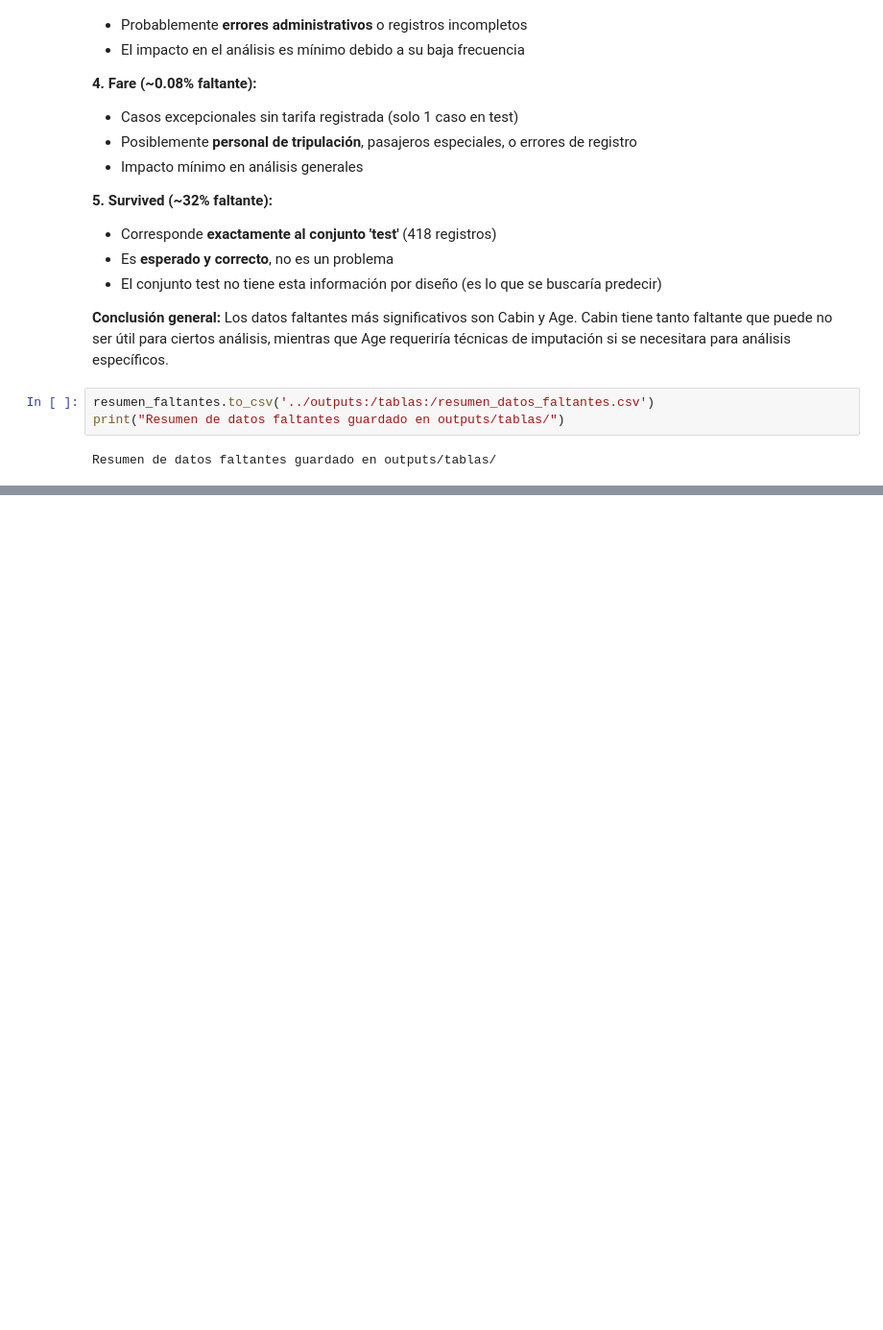
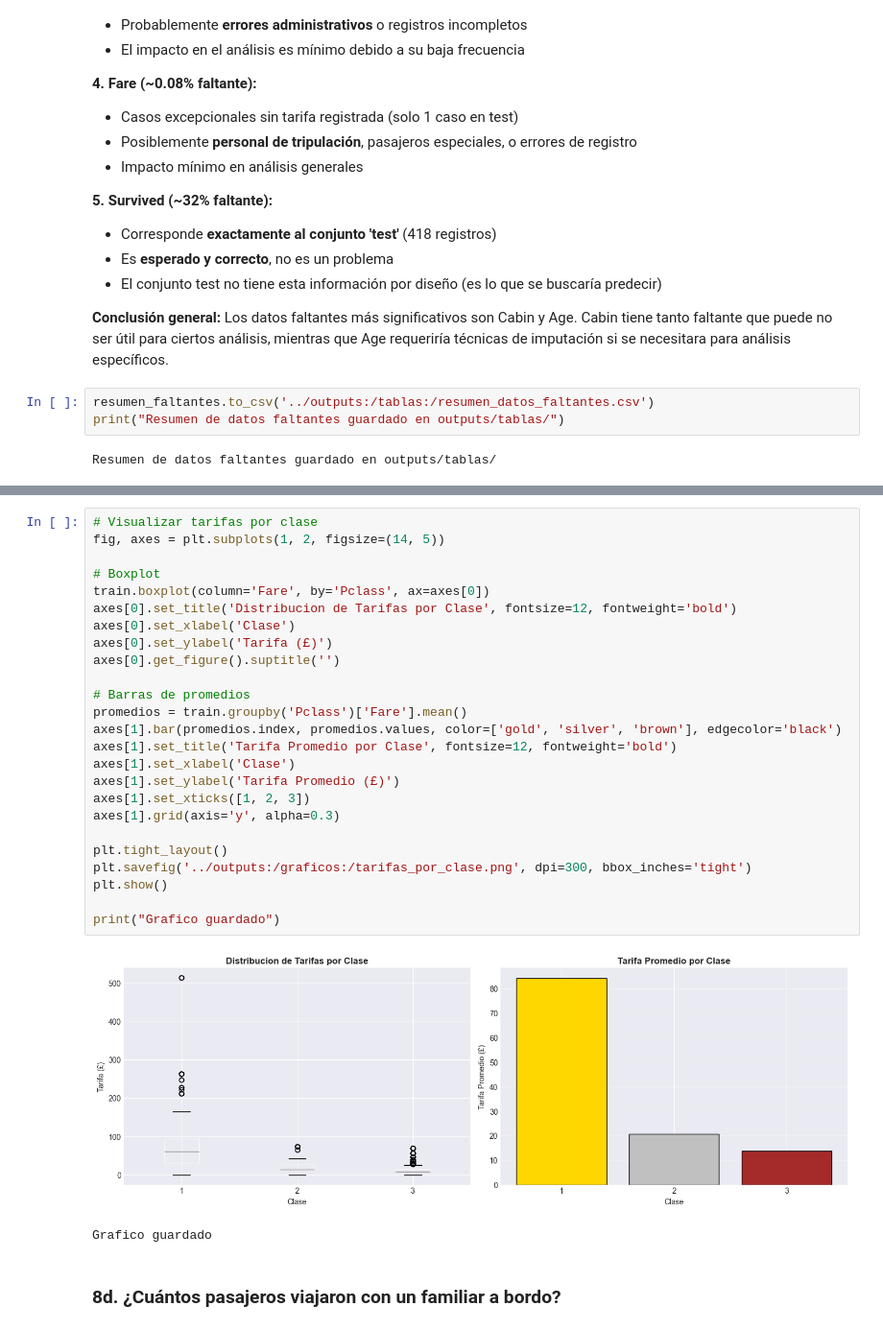
Before and after one commit to Danfezinho/taller-pandas-titanic-individual, a Jupyter notebook: notebooks:/analisis_titanic.ipynb, the cells around one changed output, grey strips where cells are left out. Shown: that part at 96% size. Cells and saved outputs as stored; diff of their text form; blank space fills up the shorter version.

```diff
--- a/notebooks:/analisis_titanic.ipynb
+++ b/notebooks:/analisis_titanic.ipynb
@@ -452,0 +556,30 @@ Resumen de datos faltantes guardado en outputs/tablas/
+# %%
+# Visualizar tarifas por clase
+fig, axes = plt.subplots(1, 2, figsize=(14, 5))
+
+# Boxplot
+train.boxplot(column='Fare', by='Pclass', ax=axes[0])
+axes[0].set_title('Distribucion de Tarifas por Clase', fontsize=12, fontweight='bold')
+axes[0].set_xlabel('Clase')
+axes[0].set_ylabel('Tarifa (£)')
+axes[0].get_figure().suptitle('')
+
+# Barras de promedios
+promedios = train.groupby('Pclass')['Fare'].mean()
+axes[1].bar(promedios.index, promedios.values, color=['gold', 'silver', 'brown'], edgecolor='black')
+axes[1].set_title('Tarifa Promedio por Clase', fontsize=12, fontweight='bold')
+axes[1].set_xlabel('Clase')
+axes[1].set_ylabel('Tarifa Promedio (£)')
+axes[1].set_xticks([1, 2, 3])
+axes[1].grid(axis='y', alpha=0.3)
+
+plt.tight_layout()
+plt.savefig('../outputs:/graficos:/tarifas_por_clase.png', dpi=300, bbox_inches='tight')
+plt.show()
+
+print("Grafico guardado")
+# %% [output]
+[figure, added]
+Grafico guardado
+# %% [markdown]
+### 8d. ¿Cuántos pasajeros viajaron con un familiar a bordo?
```
Also changed, not shown: parts of 32 cells of this notebook, 6 other files.
